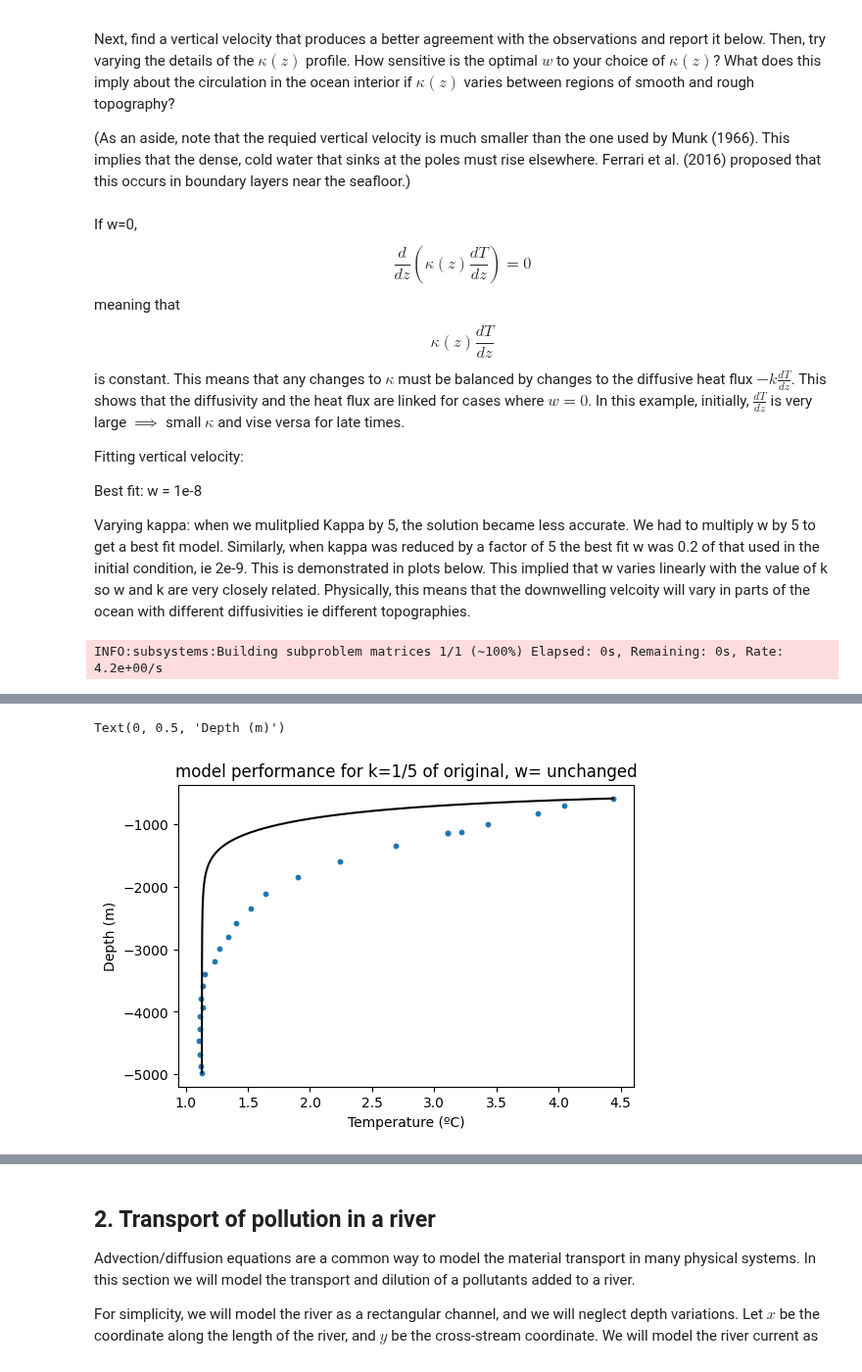
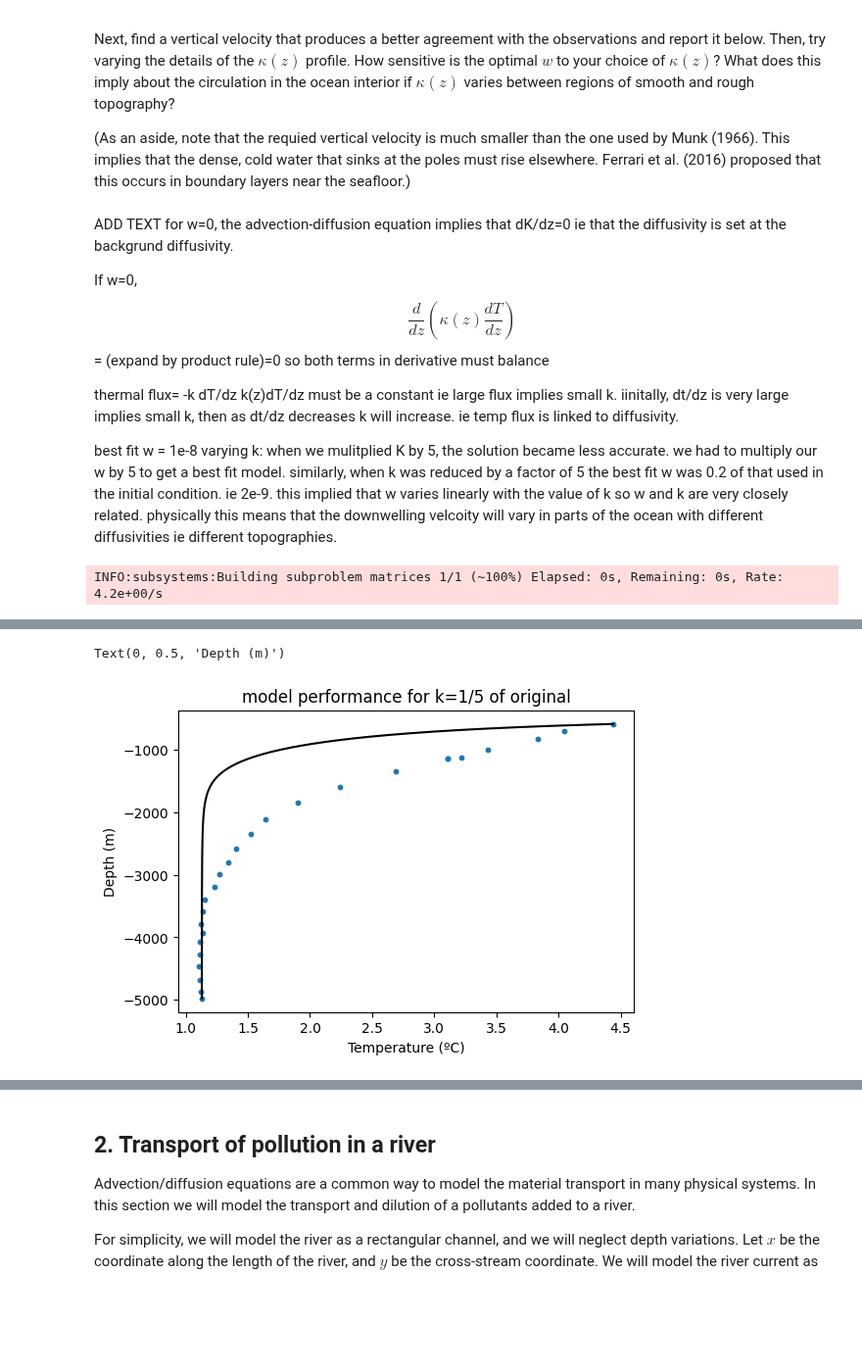
Before and after one commit to meganlouiseedwards/QCES, a Jupyter notebook: Project2_transport.ipynb, the cells around one changed output, grey strips where cells are left out. Shown at 98% size. Drawn from its saved outputs; the diff is of its cells as text; code cells hidden in the pictures; blank space fills up the shorter version.

```diff
--- a/Project2_transport.ipynb
+++ b/Project2_transport.ipynb
@@ -279,16 +278,17 @@ Next, find a vertical velocity that produces a better agreement with the observa
 
 (As an aside, note that the requied vertical velocity is much smaller than the one used by Munk (1966). This implies that the dense, cold water that sinks at the poles must rise elsewhere. Ferrari et al. (2016) proposed that this occurs in boundary layers near the seafloor.)
 # %% [markdown]
-If w=0, $$\frac{d}{dz}\left(\kappa(z) \frac{dT}{dz}\right) =0$$
-meaning that $$\kappa (z) \frac{dT}{dz}$$ is constant. This means that any changes to $\kappa$ must be balanced by changes to the diffusive heat flux $-k\frac{dT}{dz}$. This shows that the diffusivity and the heat flux are linked for cases where $w=0$. In this example, initially, $\frac{dT}{dz}$ is very large $\implies$ small $\kappa$ and vise versa for late times.
+ADD TEXT
+for w=0, the advection-diffusion equation implies that dK/dz=0 ie that the diffusivity is set at the backgrund diffusivity.
 
+If w=0, $$\frac{d}{dz}\left(\kappa(z) \frac{dT}{dz}\right)$$= (expand by product rule)=0 so both terms in derivative must balance
 
-Fitting vertical velocity:
+thermal flux= -k dT/dz
+k(z)dT/dz must be a constant ie large flux implies small k. iinitally, dt/dz is very large  implies small k, then as dt/dz decreases k will increase. ie temp flux is linked to diffusivity.
 
-Best fit: w = 1e-8
-
-Varying kappa:
-when we mulitplied Kappa by 5, the solution became less accurate. We had to multiply w by 5 to get a best fit model. Similarly, when kappa was reduced by a factor of 5 the best fit w was 0.2 of that used in the initial condition, ie 2e-9. This is demonstrated in plots below. This implied that w varies linearly with the value of k so w and k are very closely related. Physically, this means that the downwelling velcoity will vary in parts of the ocean with different diffusivities ie different topographies.
+best fit w = 1e-8
+varying k:
+when we mulitplied K by 5, the solution became less accurate. we had to multiply our w by 5 to get a best fit model. similarly, when k was reduced by a factor of 5 the best fit w was 0.2 of that used in the initial condition. ie 2e-9. this implied that w varies linearly with the value of k so w and k are very closely related. physically this means that the downwelling velcoity will vary in parts of the ocean with different diffusivities ie different topographies.
 # %%
 #w=1e-8, kappa=0.2kappa(z)
 z_surface = CTD_z[-1]
@@ -339,7 +339,7 @@ plt.figure(figsize=(6, 4))
 Tg=T['g']
 plt.scatter(CTD_T,CTD_z,s=10)
 plt.plot(Tg,z,'k')
-plt.title ('model performance for k=1/5 of original, w= unchanged')
+plt.title ('model performance for k=1/5 of original')
 plt.xlabel('Temperature (ºC)')
 plt.ylabel('Depth (m)')
 # %% [output]
@@ -348,5 +348,5 @@ INFO:subsystems:Building subproblem matrices 1/1 (~100%) Elapsed: 0s, Remaining:
 Text(0, 0.5, 'Depth (m)')
-[figure, old version]
+[figure, new version]
 # %%
 #w=2e-9 kappa = 0.2kappa(z)
 z_surface = CTD_z[-1]
```
Also changed, not shown: parts of 26 cells of this notebook.
